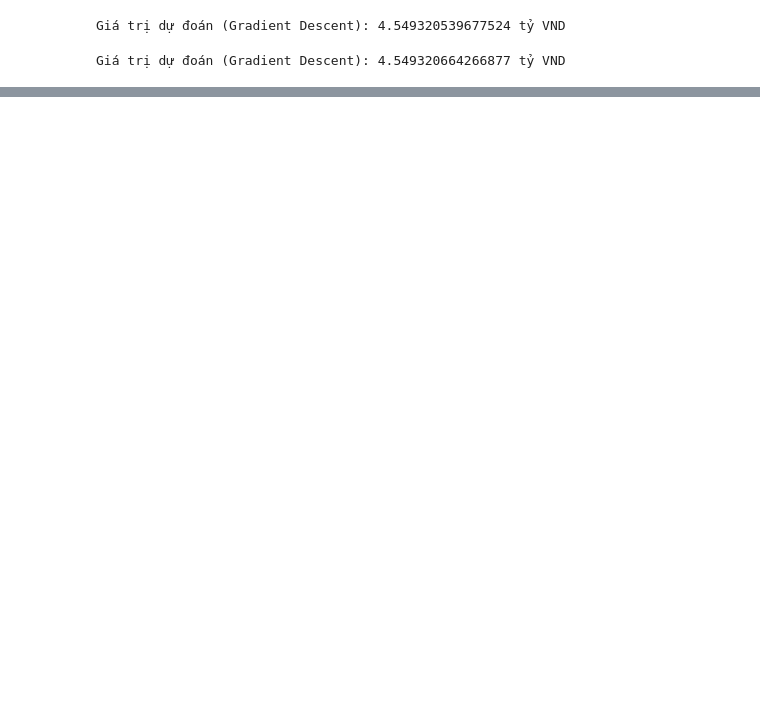
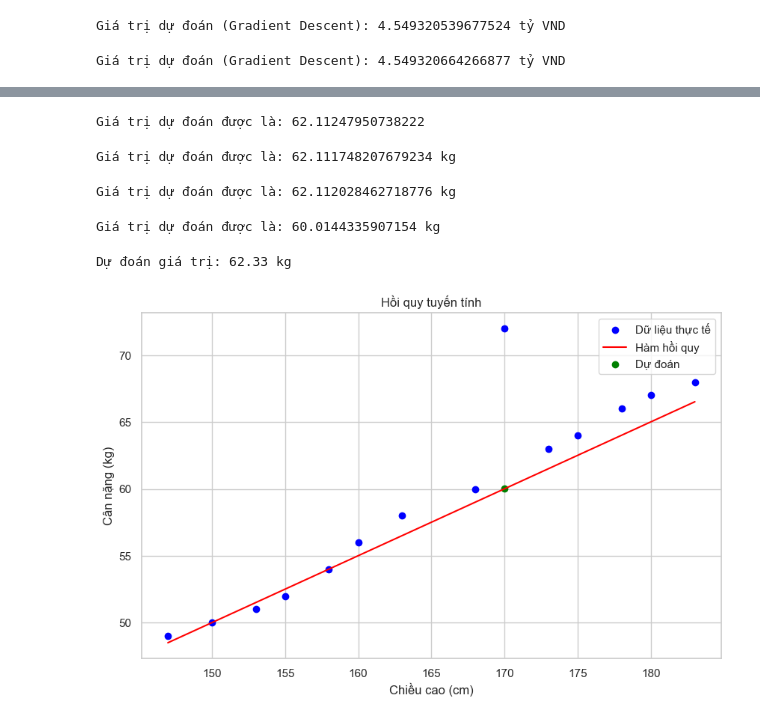
Before and after one commit to DungQuanPhung/Main, a Jupyter notebook: Bài tập PP Số Tuần 6.ipynb, the cells around one changed output, grey strips where cells are left out. Drawn from its saved outputs; the diff is of its cells as text; code cells hidden in the pictures; blank space fills up the shorter version.

```diff
--- a/Bài tập PP Số Tuần 6.ipynb
+++ b/Bài tập PP Số Tuần 6.ipynb
@@ -5,7 +5,7 @@ from sklearn.preprocessing import StandardScaler
 from sklearn.linear_model import LinearRegression
 from sklearn.model_selection import train_test_split
 
-df = pd.read_csv('bang_gia_nha.csv')
+df = pd.read_csv('bang gia nha.csv')
 df = df.set_index('STT')
 df
 # %% [output]
@@ -171,0 +192,67 @@ Dự đoán giá trị: 4.15 tỷ VND
+# %%
+# Phương pháp đạo hàm mất mát
+X = df['Chieu cao (cm)'].values
+y = df['Can nang (kg)'].values
+X_b = np.c_[np.ones((X.shape[0], 1)), X]
+theta = svd_decomposition(X_b, y)
+height = np.array([1, 170])
+predicted_weight = height.dot(theta)
+print("Giá trị dự đoán được là:", predicted_weight)
+# %% [output]
+Giá trị dự đoán được là: 62.11247950738222
+# %%
+# Gradient descent
+scaler = StandardScaler()
+X_reshaped = X.reshape(-1, 1)
+X_scaled = scaler.fit_transform(X_reshaped)
+X_b = np.c_[np.ones((X_scaled.shape[0], 1)), X_scaled]
+initial_theta = np.zeros(X_b.shape[1])
+height = np.array([1, 170])
+scaled_height = scaler.transform(height[1].reshape(-1, 1))
+scaled_height = np.c_[np.ones((scaled_height.shape[0], 1)), scaled_height]
+theta = gradient_descent(X_b, y, initial_theta, 0.001, 1000, 1e-2)
+predicted_weight = scaled_height.dot(theta)
+print("Giá trị dự đoán được là:", predicted_weight[0], "kg")
+# %% [output]
+Giá trị dự đoán được là: 62.111748207679234 kg
+# %%
+# Accelerated gradient descent
+theta = accelerated_gradient_descent(X_b, y, initial_theta, 0.001, 1000, 1e-2)
+predicted_weight = scaled_height.dot(theta)
+print("Giá trị dự đoán được là:", predicted_weight[0], "kg")
+# %% [output]
+Giá trị dự đoán được là: 62.112028462718776 kg
+# %%
+# Stochastic gradient descent
+theta = stochastic_gradient_descent(X_b, y, initial_theta, 0.001, 10000, 1e-2)
+predicted_weight = scaled_height.dot(theta)
+print("Giá trị dự đoán được là:", predicted_weight[0], "kg")
+# %% [output]
+Giá trị dự đoán được là: 60.0144335907154 kg
+# %%
+# Using sklearn
+X_train, X_test, y_train, y_test = train_test_split(X_reshaped, y, test_size=0.2, random_state=42)
+model = LinearRegression()
+model.fit(X_train, y_train)
+coefficients = model.coef_
+intercept = model.intercept_
+height = np.array([170]).reshape(1, -1)
+predicted_weight_sklearn = model.predict(height)
+print(f"Dự đoán giá trị: {predicted_weight_sklearn[0]:.2f} kg")
+
+# Vẽ đồ thị
+import matplotlib.pyplot as plt
+import seaborn as sns
+sns.set(style="whitegrid")
+plt.figure(figsize=(10, 6))
+plt.scatter(X, y, color='blue', label='Dữ liệu thực tế')
+plt.plot(X, X_b.dot(theta), color='red', label='Hàm hồi quy')
+plt.scatter(height[0], predicted_weight, color='green', label='Dự đoán')
+plt.title('Hồi quy tuyến tính')
+plt.xlabel('Chiều cao (cm)')
+plt.ylabel('Cân nặng (kg)')
+plt.legend()
+plt.show()
+# %% [output]
+Dự đoán giá trị: 62.33 kg
+[figure, added]
```
Also changed, not shown: parts of 4 cells of this notebook.
